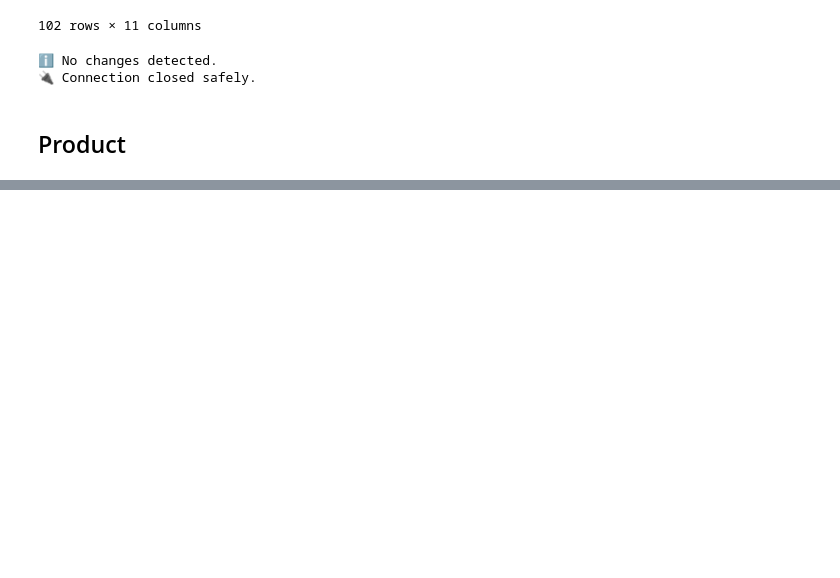
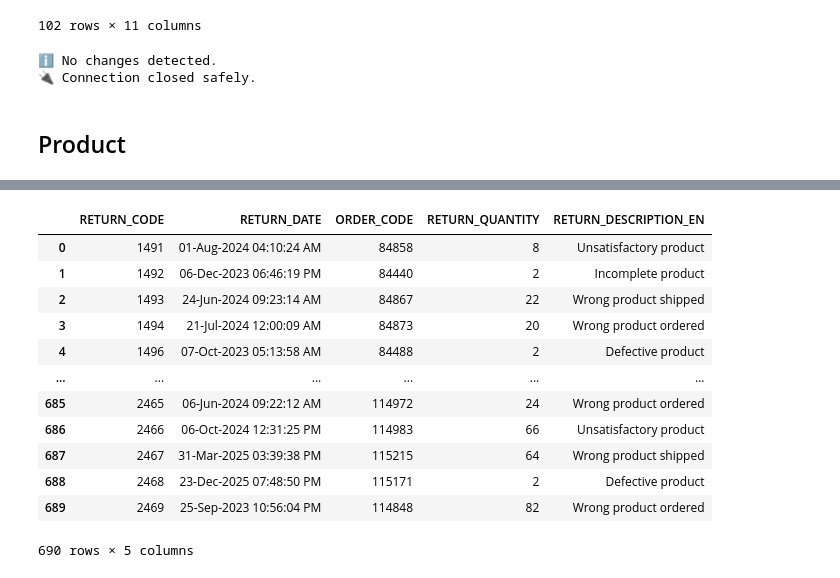
Before and after one commit to SebEmmen/GreatOutdoors, a Jupyter notebook: Warehouse.ipynb, the cells around one changed output, grey strips where cells are left out. Cells and saved outputs as stored; diff of their text form; code cells hidden in the pictures; blank space fills up the shorter version.

```diff
--- a/Warehouse.ipynb
+++ b/Warehouse.ipynb
@@ -1011,0 +1324,39 @@ df_product
+# %%
+df_returned_item = pd.read_sql_query("SELECT * FROM Returned_Item", sdm_conn)
+df_return_reason = pd.read_sql_query("SELECT * FROM Return_Reason", sdm_conn)
+
+
+df_returned_item_final = pd.merge(
+    df_returned_item,
+    df_return_reason,
+    on='RETURN_REASON_CODE',
+    how='left'
+)
+
+df_returned_item_final = df_returned_item_final.rename(columns={
+    'ORDER_DETAIL_CODE': 'ORDER_CODE'
+})
+
+df_returned_item_final = df_returned_item_final[[
+    'RETURN_CODE',
+    'RETURN_DATE',
+    'ORDER_CODE',
+    'RETURN_QUANTITY',
+    'RETURN_DESCRIPTION_EN'
+]]
+
+df_returned_item_final
+# %% [output]
+|  | RETURN_CODE | RETURN_DATE | ORDER_CODE | RETURN_QUANTITY | RETURN_DESCRIPTION_EN |
+| 0 | 1491 | 01-Aug-2024 04:10:24 AM | 84858 | 8 | Unsatisfactory product |
+| 1 | 1492 | 06-Dec-2023 06:46:19 PM | 84440 | 2 | Incomplete product |
+| 2 | 1493 | 24-Jun-2024 09:23:14 AM | 84867 | 22 | Wrong product shipped |
+| 3 | 1494 | 21-Jul-2024 12:00:09 AM | 84873 | 20 | Wrong product ordered |
+| 4 | 1496 | 07-Oct-2023 05:13:58 AM | 84488 | 2 | Defective product |
+| ... | ... | ... | ... | ... | ... |
+| 685 | 2465 | 06-Jun-2024 09:22:12 AM | 114972 | 24 | Wrong product ordered |
+| 686 | 2466 | 06-Oct-2024 12:31:25 PM | 114983 | 66 | Unsatisfactory product |
+| 687 | 2467 | 31-Mar-2025 03:39:38 PM | 115215 | 64 | Wrong product shipped |
+| 688 | 2468 | 23-Dec-2025 07:48:50 PM | 115171 | 2 | Defective product |
+| 689 | 2469 | 25-Sep-2023 10:56:04 PM | 114848 | 82 | Wrong product ordered |
+690 rows × 5 columns
```
Also changed, not shown: parts of 20 cells of this notebook, 2 other files.
